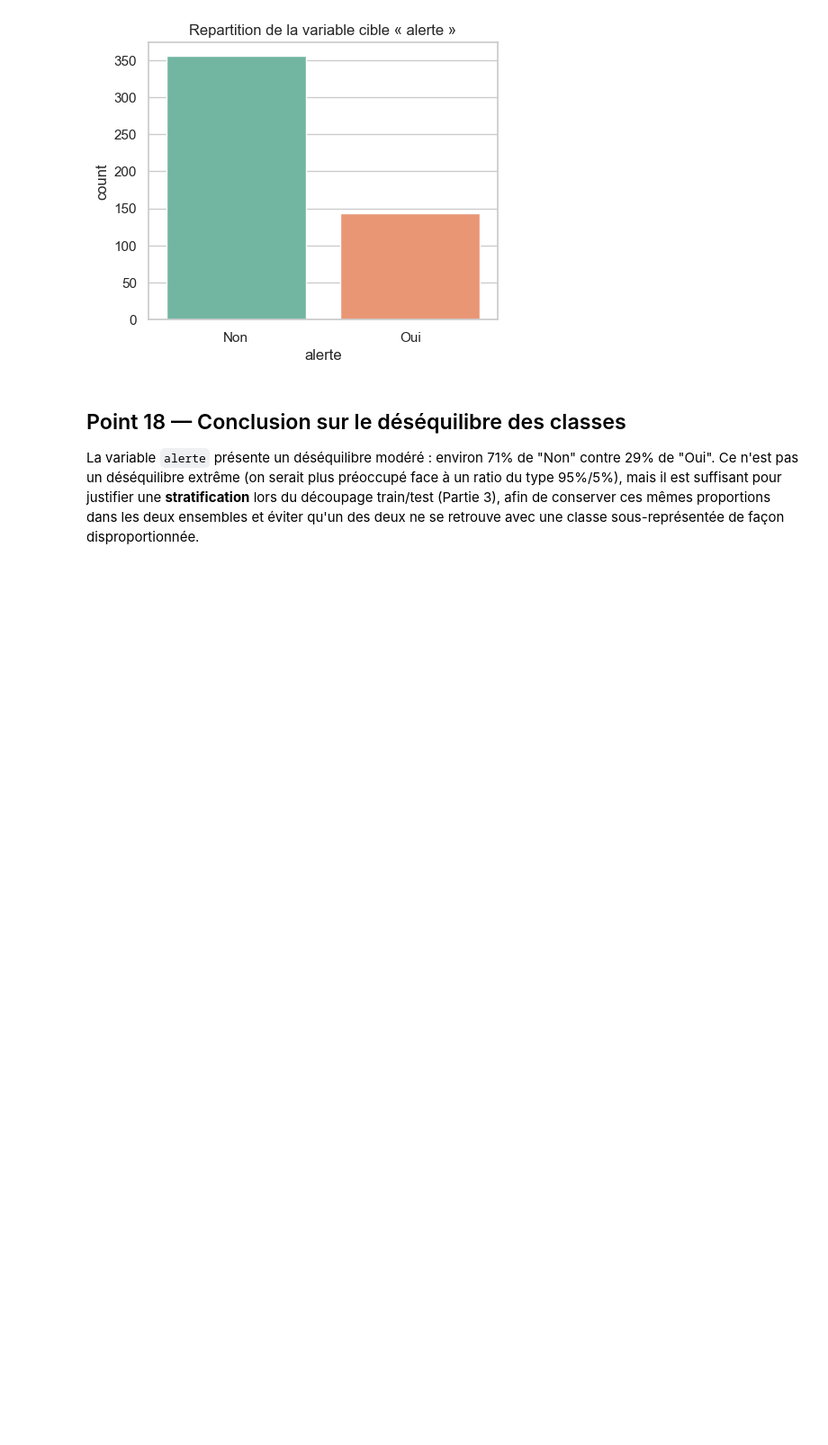
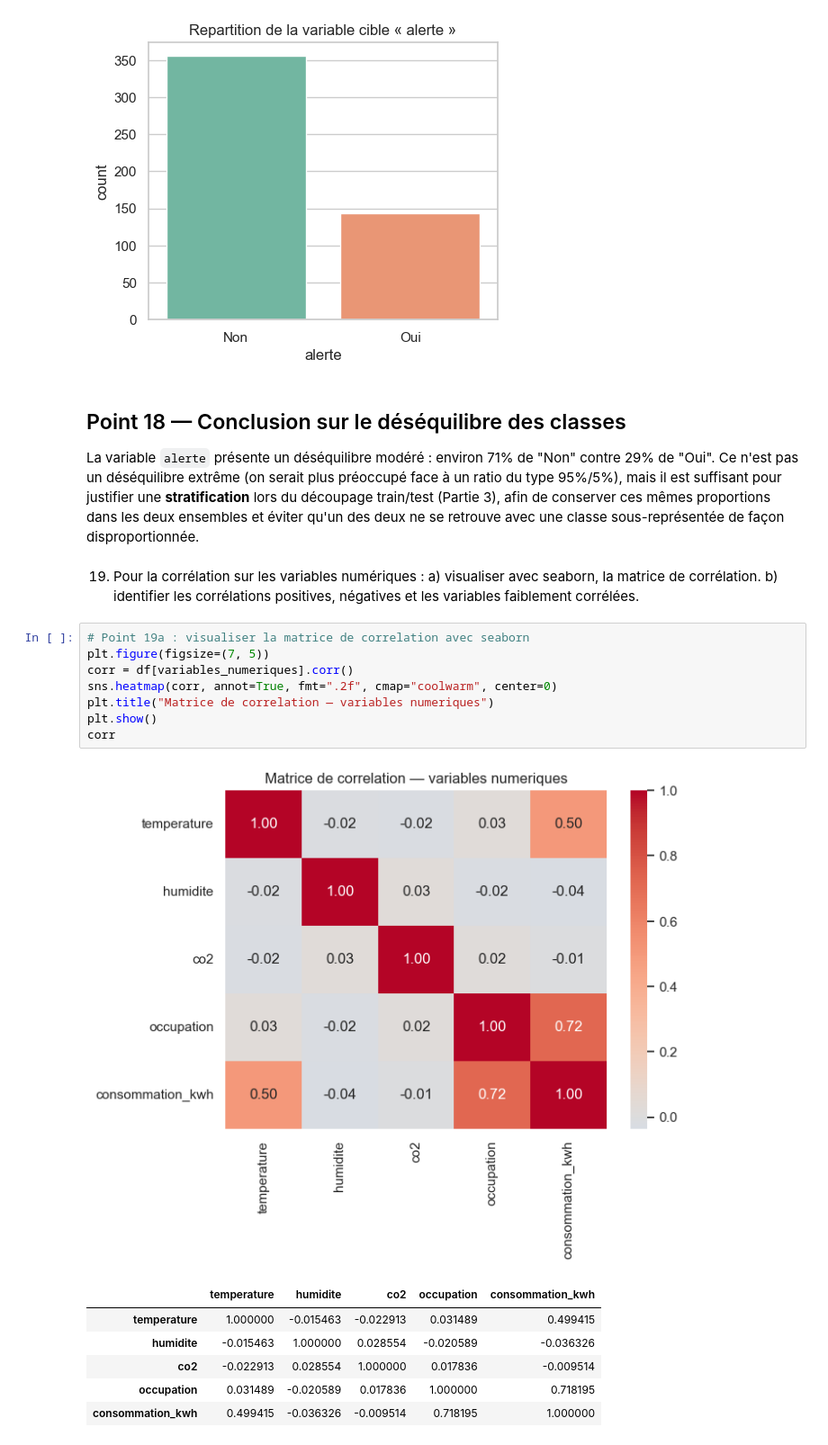
Before and after one commit to fatoufall737/atelier_prepa_donnees_tab, a Jupyter notebook: notebooks/atelier_prepa_donnees_tab.ipynb, the cells around one changed output. Shown at 90% size. Cells and saved outputs as stored; diff of their text form; blank space fills up the shorter version.

```diff
--- a/notebooks/atelier_prepa_donnees_tab.ipynb
+++ b/notebooks/atelier_prepa_donnees_tab.ipynb
@@ -468,3 +468,23 @@ Name: proportion, dtype: float64
 ## Point 18 — Conclusion sur le déséquilibre des classes
 
 La variable `alerte` présente un déséquilibre modéré : environ 71% de "Non" contre 29% de "Oui". Ce n'est pas un déséquilibre extrême (on serait plus préoccupé face à un ratio du type 95%/5%), mais il est suffisant pour justifier une **stratification** lors du découpage train/test (Partie 3), afin de conserver ces mêmes proportions dans les deux ensembles et éviter qu'un des deux ne se retrouve avec une classe sous-représentée de façon disproportionnée.
+# %% [markdown]
+19) Pour la corrélation sur les variables numériques :
+a) visualiser avec seaborn, la matrice de corrélation.
+b) identifier les corrélations positives, négatives et les variables faiblement corrélées.
+# %%
+# Point 19a : visualiser la matrice de correlation avec seaborn
+plt.figure(figsize=(7, 5))
+corr = df[variables_numeriques].corr()
+sns.heatmap(corr, annot=True, fmt=".2f", cmap="coolwarm", center=0)
+plt.title("Matrice de correlation — variables numeriques")
+plt.show()
+corr
+# %% [output]
+[figure, added]
+|  | temperature | humidite | co2 | occupation | consommation_kwh |
+| temperature | 1.000000 | -0.015463 | -0.022913 | 0.031489 | 0.499415 |
+| humidite | -0.015463 | 1.000000 | 0.028554 | -0.020589 | -0.036326 |
+| co2 | -0.022913 | 0.028554 | 1.000000 | 0.017836 | -0.009514 |
+| occupation | 0.031489 | -0.020589 | 0.017836 | 1.000000 | 0.718195 |
+| consommation_kwh | 0.499415 | -0.036326 | -0.009514 | 0.718195 | 1.000000 |
```
Also changed, not shown: parts of 1 cell of this notebook.
